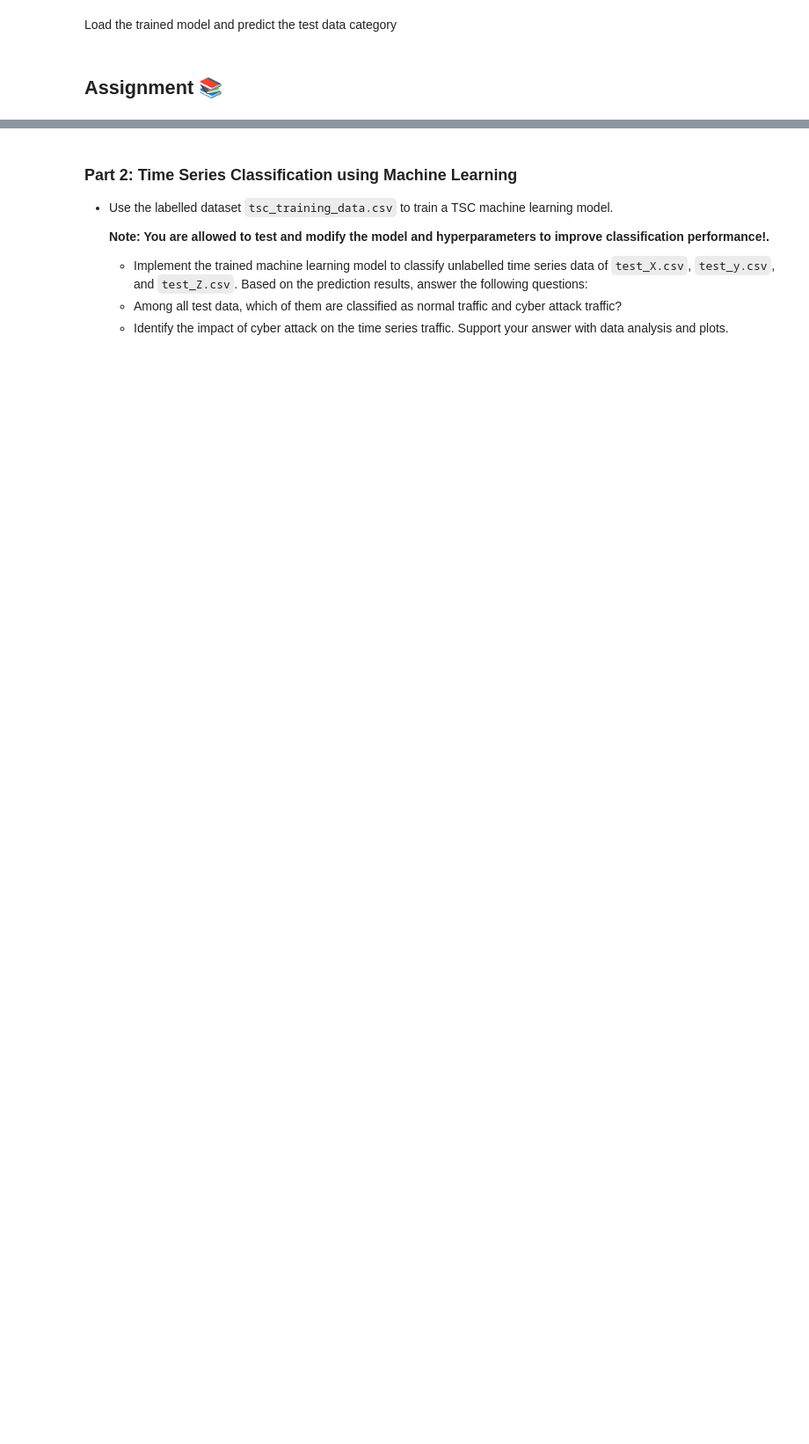
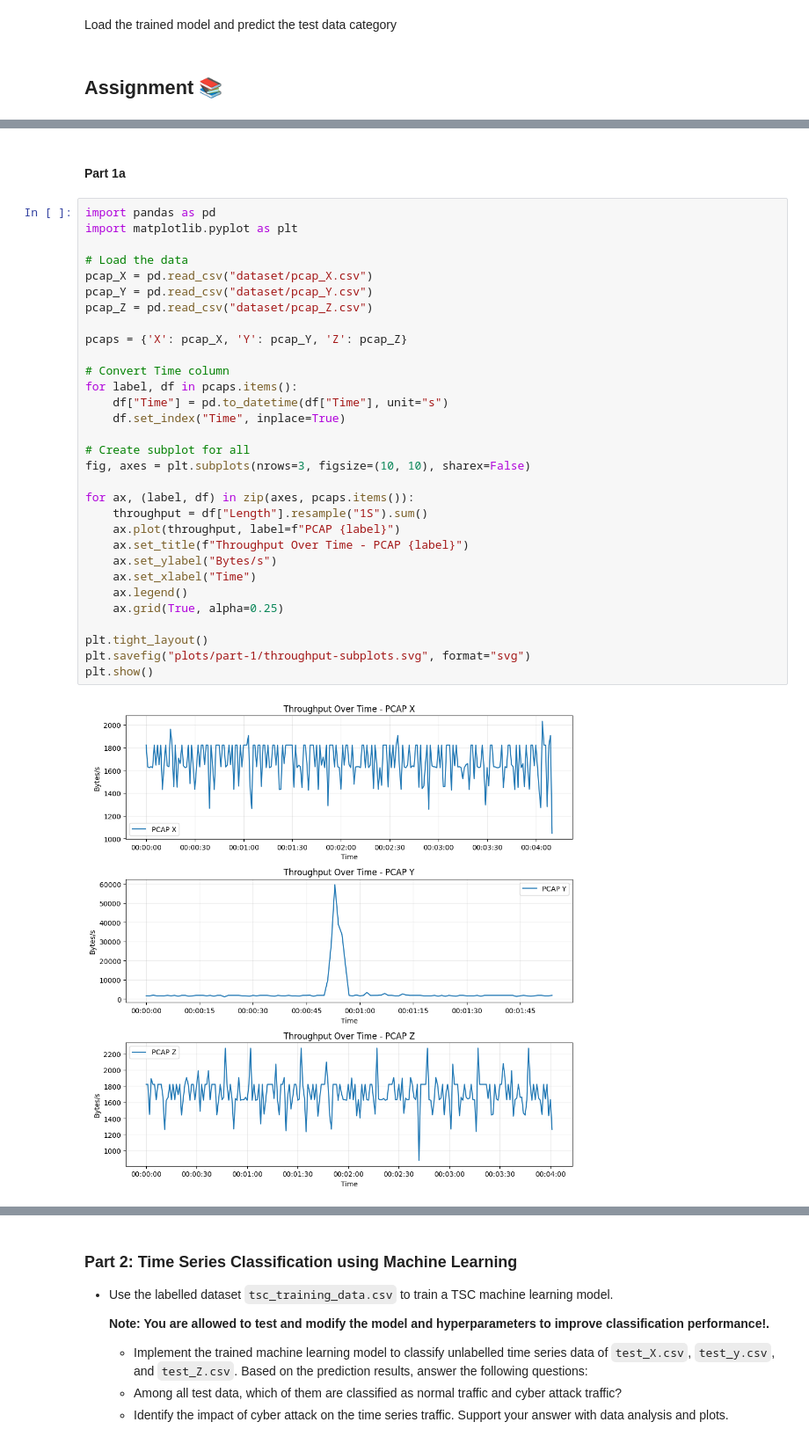
Before and after one commit to zn-a/CyberSec, a Jupyter notebook: Lab/Lab-5/Copy_of_Lab5_TSC.ipynb, the cells around one changed output, grey strips where cells are left out. Shown at 88% size. Cells and saved outputs as stored; diff of their text form; blank space fills up the shorter version.

```diff
--- a/Lab/Lab-5/Copy_of_Lab5_TSC.ipynb
+++ b/Lab/Lab-5/Copy_of_Lab5_TSC.ipynb
@@ -297,0 +300,35 @@ Load the trained model and predict the test data category
+# %% [markdown]
+#### Part 1a
+# %%
+import pandas as pd
+import matplotlib.pyplot as plt
+
+# Load the data
+pcap_X = pd.read_csv("dataset/pcap_X.csv")
+pcap_Y = pd.read_csv("dataset/pcap_Y.csv")
+pcap_Z = pd.read_csv("dataset/pcap_Z.csv")
+
+pcaps = {'X': pcap_X, 'Y': pcap_Y, 'Z': pcap_Z}
+
+# Convert Time column
+for label, df in pcaps.items():
+    df["Time"] = pd.to_datetime(df["Time"], unit="s")
+    df.set_index("Time", inplace=True)
+
+# Create subplot for all
+fig, axes = plt.subplots(nrows=3, figsize=(10, 10), sharex=False)
+
+for ax, (label, df) in zip(axes, pcaps.items()):
+    throughput = df["Length"].resample("1S").sum()
+    ax.plot(throughput, label=f"PCAP {label}")
+    ax.set_title(f"Throughput Over Time - PCAP {label}")
+    ax.set_ylabel("Bytes/s")
+    ax.set_xlabel("Time")
+    ax.legend()
+    ax.grid(True, alpha=0.25)
+
+plt.tight_layout()
+plt.savefig("plots/part-1/throughput-subplots.svg", format="svg")
+plt.show()
+# %% [output]
+[figure, added]
```
Also changed, not shown: parts of 5 cells of this notebook, 24 other files.
